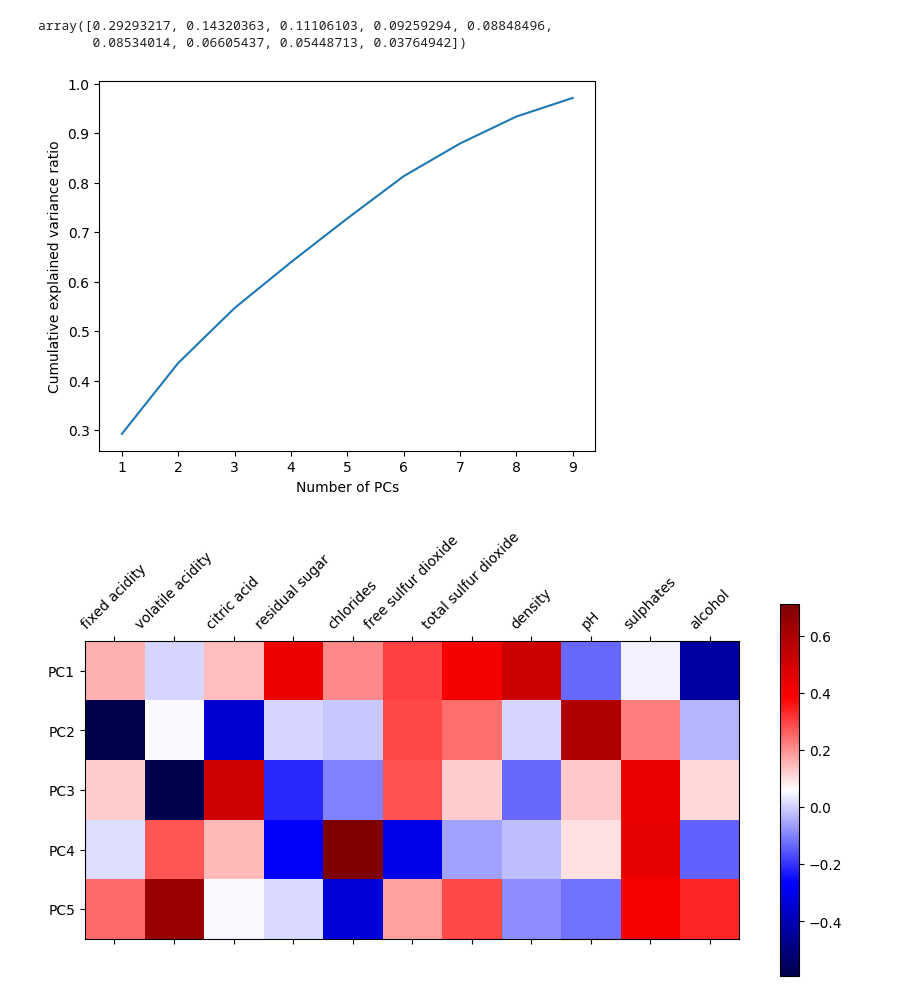
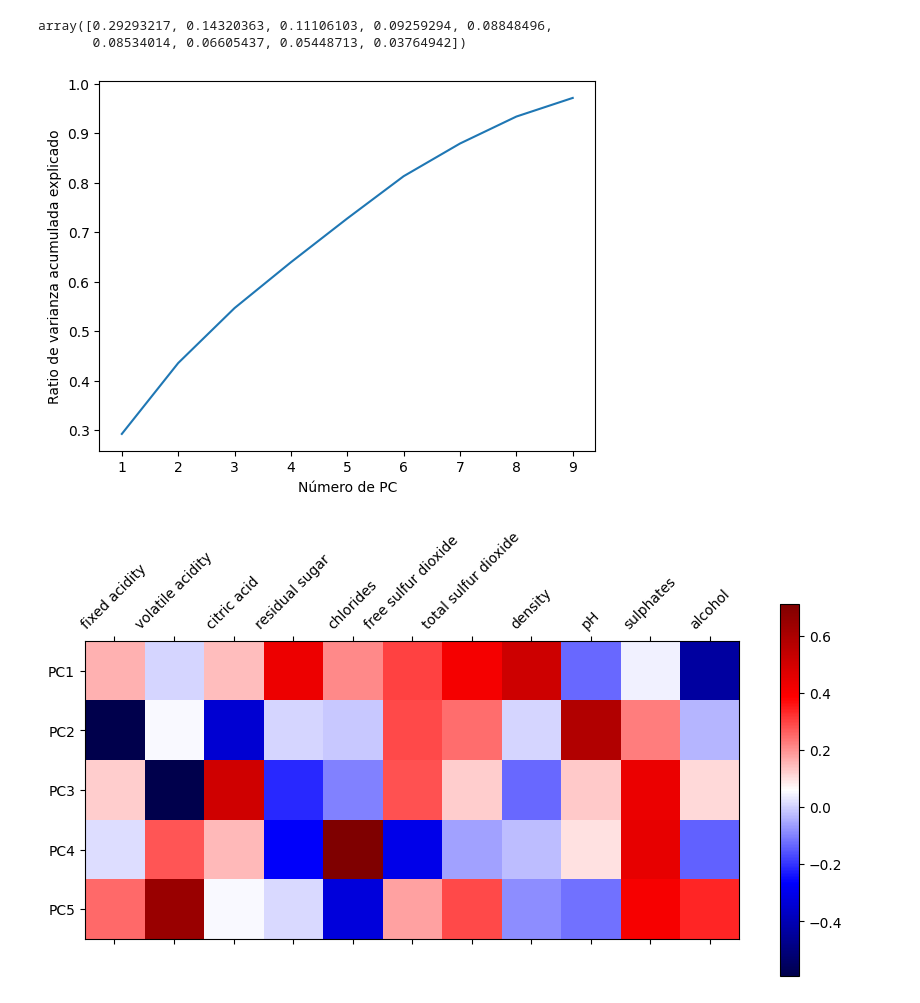
Before and after one commit to Vihelmet/Analisis_calidad_vino_blanco_ML, a Jupyter notebook: notebooks/03_Entrenamiento_modelo.ipynb, the cells around one changed output. Cells and saved outputs as stored; diff of their text form; code cells hidden in the pictures.

```diff
--- a/notebooks/03_Entrenamiento_modelo.ipynb
+++ b/notebooks/03_Entrenamiento_modelo.ipynb
@@ -19,7 +19,7 @@ from sklearn import tree
 import pickle
 import yaml
 # %%
-vino_processed = pd.read_csv('../data/processed.csv', index_col=0)
+vino_processed = pd.read_csv('../data/train.csv', index_col=0)
 vino_processed
 # %% [output]
 |  | fixed acidity | volatile acidity | citric acid | residual sugar | chlorides | free sulfur dioxide | ... |
@@ -309,10 +298,10 @@ array([0.29293217, 0.14320363, 0.11106103, 0.09259294, 0.08848496,
        0.08534014, 0.06605437, 0.05448713, 0.03764942])
 # %%
 plt.plot(pd.Series(pca.explained_variance_ratio_.cumsum(), index=np.arange(1,10)))
-plt.xlabel('Number of PCs')
-plt.ylabel("Cumulative explained variance ratio");
+plt.xlabel('Número de PC')
+plt.ylabel("Ratio de varianza acumulada explicado");
 # %% [output]
-[figure, old version]
+[figure, new version]
 # %%
 plt.matshow(pca.components_[:5], cmap='seismic')
 plt.yticks([0,1,2,3,4],['PC1','PC2','PC3','PC4','PC5'])
```
Also changed, not shown: parts of 26 cells of this notebook, 3 other files.
